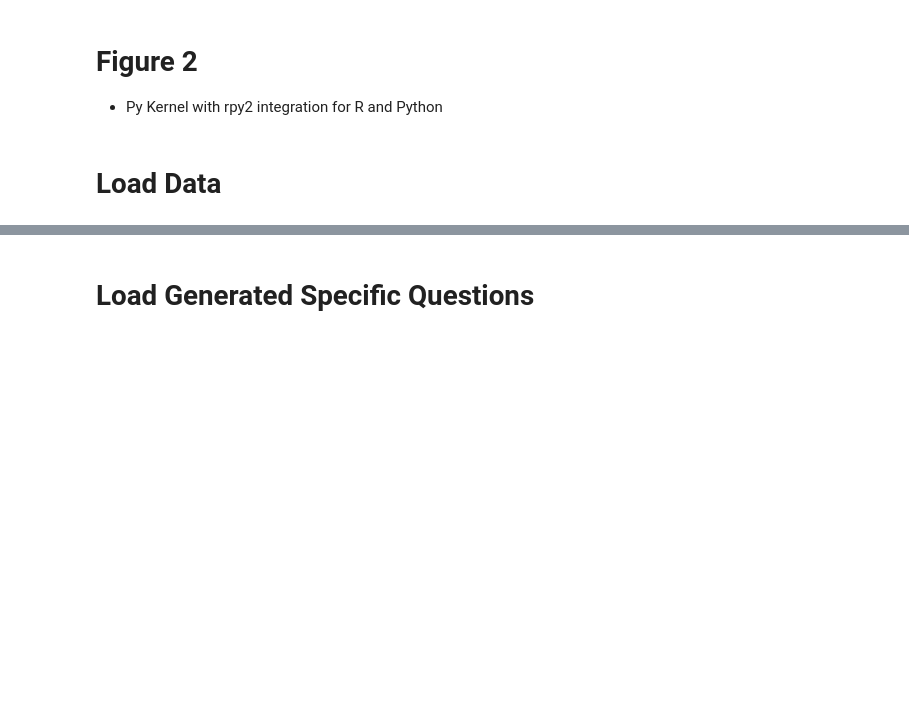
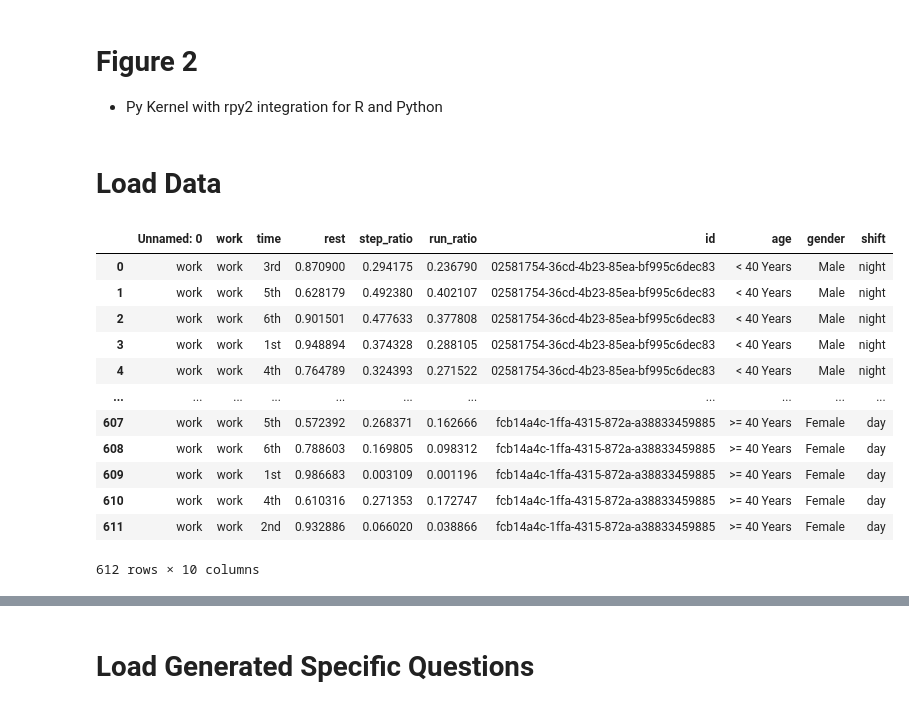
Before and after one commit to usc-sail/tiles-day-night, a Jupyter notebook: my_code/figure2.ipynb, the cells around one changed output, grey strips where cells are left out. Saved outputs shown, nothing was run; the diff lists cells and outputs as text; code cells hidden in the pictures; blank space fills up the shorter version.

Commit message:
modified work and off dfs WRT time col

```diff
--- a/my_code/figure2.ipynb
+++ b/my_code/figure2.ipynb
@@ -10,8 +10,24 @@ import utils
 # Load Data
 # %%
 path_to_data =  "lab-kcad/datasets/tiles_dataset/"
-physical_data = "table_2/physical/stats_lm.csv.gz"
-sleep_data = "table_4/sleep/sleep.csv.gz"
+work_data = "figure_2/physical/diurnal_work_lm_6.csv.gz"
+off_data = "figure_2/physical/diurnal_off_lm_6.csv.gz"
 # %%
-physical_df = utils.load_gzip_csv_data(path_to_data, physical_data)
-sleep_df = utils.load_gzip_csv_data(path_to_data, sleep_data)
+work_df = utils.load_gzip_csv_data(path_to_data, work_data)
+off_df = utils.load_gzip_csv_data(path_to_data, off_data)
+# %%
+work_df
+# %% [output]
+|  | Unnamed: 0 | work | time | rest | step_ratio | run_ratio | id | age | gender | shift |
+| 0 | work | work | 3rd | 0.870900 | 0.294175 | 0.236790 | 02581754-36cd-4b23-85ea-bf995c6dec83 | < 40 Years | Male | night |
+| 1 | work | work | 5th | 0.628179 | 0.492380 | 0.402107 | 02581754-36cd-4b23-85ea-bf995c6dec83 | < 40 Years | Male | night |
+| 2 | work | work | 6th | 0.901501 | 0.477633 | 0.377808 | 02581754-36cd-4b23-85ea-bf995c6dec83 | < 40 Years | Male | night |
+| 3 | work | work | 1st | 0.948894 | 0.374328 | 0.288105 | 02581754-36cd-4b23-85ea-bf995c6dec83 | < 40 Years | Male | night |
+| 4 | work | work | 4th | 0.764789 | 0.324393 | 0.271522 | 02581754-36cd-4b23-85ea-bf995c6dec83 | < 40 Years | Male | night |
+| ... | ... | ... | ... | ... | ... | ... | ... | ... | ... | ... |
+| 607 | work | work | 5th | 0.572392 | 0.268371 | 0.162666 | fcb14a4c-1ffa-4315-872a-a38833459885 | >= 40 Years | Female | day |
+| 608 | work | work | 6th | 0.788603 | 0.169805 | 0.098312 | fcb14a4c-1ffa-4315-872a-a38833459885 | >= 40 Years | Female | day |
+| 609 | work | work | 1st | 0.986683 | 0.003109 | 0.001196 | fcb14a4c-1ffa-4315-872a-a38833459885 | >= 40 Years | Female | day |
+| 610 | work | work | 4th | 0.610316 | 0.271353 | 0.172747 | fcb14a4c-1ffa-4315-872a-a38833459885 | >= 40 Years | Female | day |
+| 611 | work | work | 2nd | 0.932886 | 0.066020 | 0.038866 | fcb14a4c-1ffa-4315-872a-a38833459885 | >= 40 Years | Female | day |
+612 rows × 10 columns
```
Also changed, not shown: parts of 8 cells of this notebook, 2 other files.
